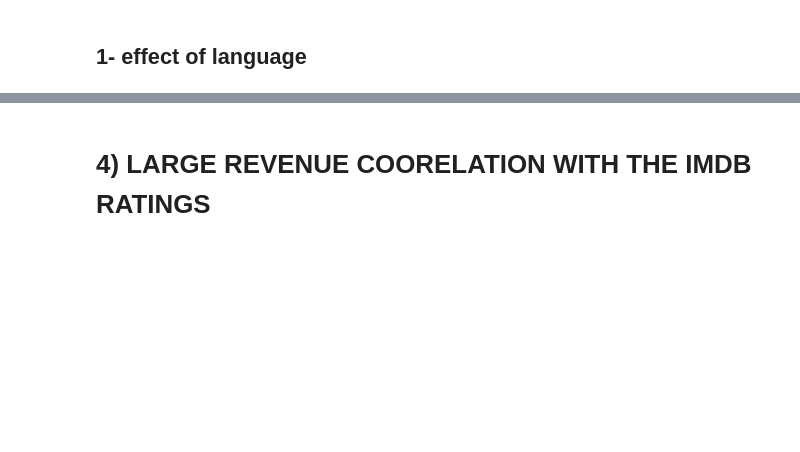
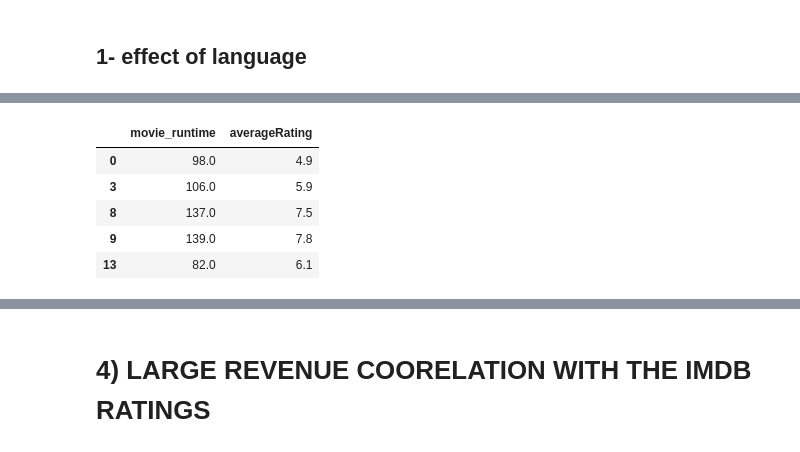
Before and after one commit to epfl-ada/ada-2023-project-adhd2023, a Jupyter notebook: milestone2.ipynb, the cells around one changed output, grey strips where cells are left out. Drawn from its saved outputs; the diff is of its cells as text; code cells hidden in the pictures; blank space fills up the shorter version.

```diff
--- a/milestone2.ipynb
+++ b/milestone2.ipynb
@@ -441,0 +482,11 @@ movie_metadata_df[movie_metadata_df['movie_runtime'] < 240].sort_values(by=['mov
+# %%
+movie_runtime_rating_df = movies_metadata_ratings[['movie_runtime','averageRating']]
+filtered_movie_runtime_rating_df = movie_runtime_rating_df[movie_runtime_rating_df['movie_runtime'] < 400]
+movie_runtime_rating_df.head()
+# %% [output]
+|  | movie_runtime | averageRating |
+| 0 | 98.0 | 4.9 |
+| 3 | 106.0 | 5.9 |
+| 8 | 137.0 | 7.5 |
+| 9 | 139.0 | 7.8 |
+| 13 | 82.0 | 6.1 |
```
Also changed, not shown: parts of 27 cells of this notebook, 2 other files.
